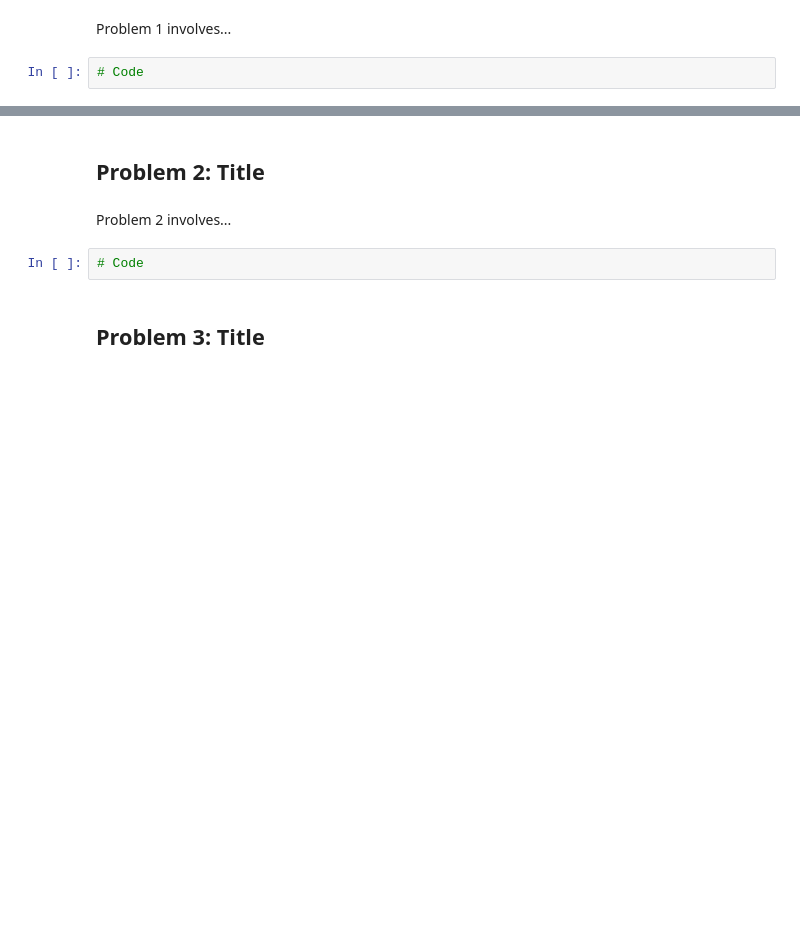
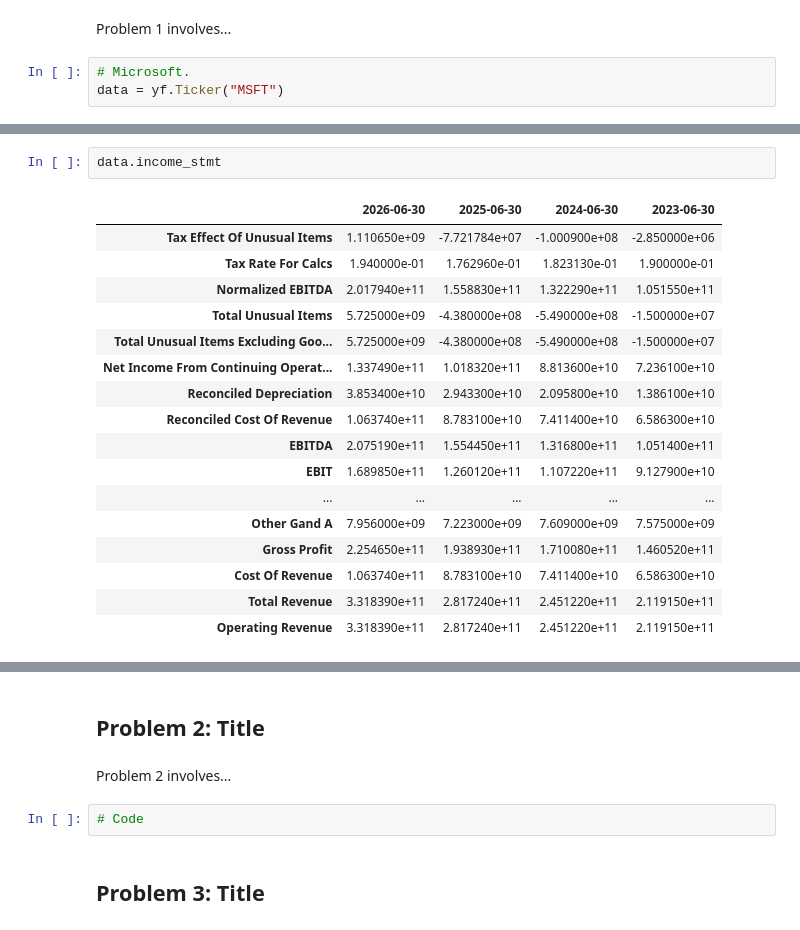
Before and after one commit to Martynas-Ramonas/computer-infrastructure, a Jupyter notebook: problems.ipynb, the cells around one changed output, grey strips where cells are left out. Cells and saved outputs as stored; diff of their text form; blank space fills up the shorter version.

```diff
--- a/problems.ipynb
+++ b/problems.ipynb
@@ -13,4 +11,5 @@ ModuleNotFoundError: No module named 'yfinance'
 # %% [markdown]
 Problem 1 involves...
 # %%
-# Code
+# Microsoft.
+data = yf.Ticker("MSFT")
@@ -16,0 +48,20 @@ Problem 1 involves...
+# %%
+data.income_stmt
+# %% [output]
+|  | 2026-06-30 | 2025-06-30 | 2024-06-30 | 2023-06-30 |
+| Tax Effect Of Unusual Items | 1.110650e+09 | -7.721784e+07 | -1.000900e+08 | -2.850000e+06 |
+| Tax Rate For Calcs | 1.940000e-01 | 1.762960e-01 | 1.823130e-01 | 1.900000e-01 |
+| Normalized EBITDA | 2.017940e+11 | 1.558830e+11 | 1.322290e+11 | 1.051550e+11 |
+| Total Unusual Items | 5.725000e+09 | -4.380000e+08 | -5.490000e+08 | -1.500000e+07 |
+| Total Unusual Items Excluding Goo... | 5.725000e+09 | -4.380000e+08 | -5.490000e+08 | -1.500000e+07 |
+| Net Income From Continuing Operat... | 1.337490e+11 | 1.018320e+11 | 8.813600e+10 | 7.236100e+10 |
+| Reconciled Depreciation | 3.853400e+10 | 2.943300e+10 | 2.095800e+10 | 1.386100e+10 |
+| Reconciled Cost Of Revenue | 1.063740e+11 | 8.783100e+10 | 7.411400e+10 | 6.586300e+10 |
+| EBITDA | 2.075190e+11 | 1.554450e+11 | 1.316800e+11 | 1.051400e+11 |
+| EBIT | 1.689850e+11 | 1.260120e+11 | 1.107220e+11 | 9.127900e+10 |
+| ... | ... | ... | ... | ... |
+| Other Gand A | 7.956000e+09 | 7.223000e+09 | 7.609000e+09 | 7.575000e+09 |
+| Gross Profit | 2.254650e+11 | 1.938930e+11 | 1.710080e+11 | 1.460520e+11 |
+| Cost Of Revenue | 1.063740e+11 | 8.783100e+10 | 7.411400e+10 | 6.586300e+10 |
+| Total Revenue | 3.318390e+11 | 2.817240e+11 | 2.451220e+11 | 2.119150e+11 |
+| Operating Revenue | 3.318390e+11 | 2.817240e+11 | 2.451220e+11 | 2.119150e+11 |
```
Also changed, not shown: parts of 6 cells of this notebook.
